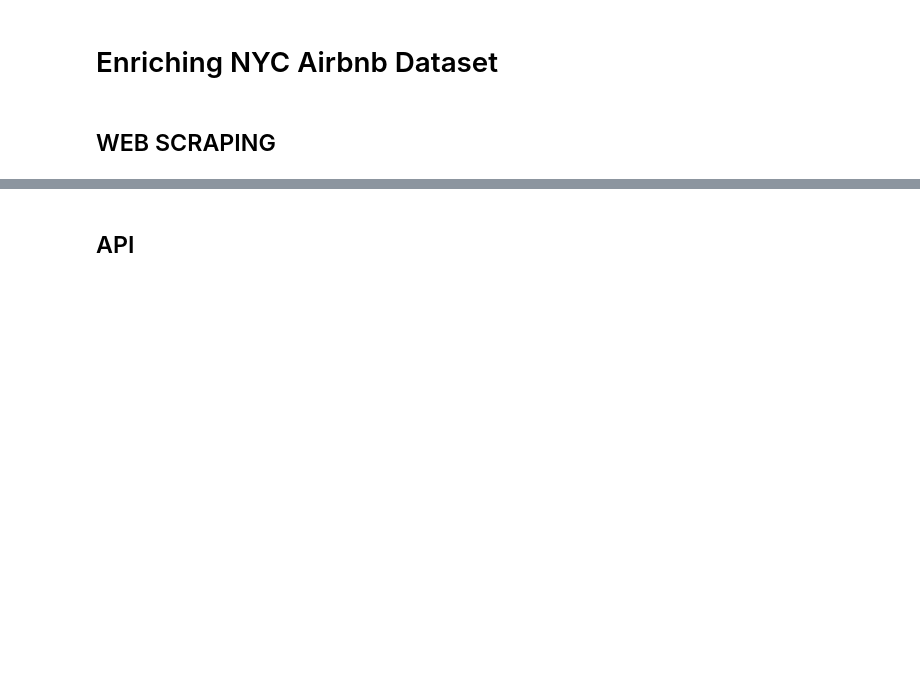
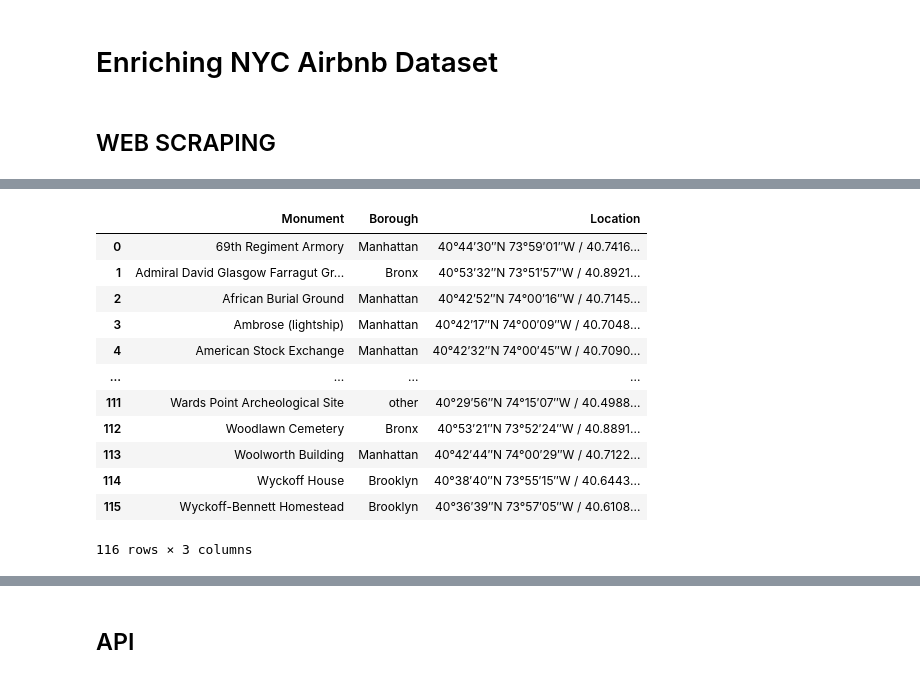
Before and after one commit to Marina-Diez/MARINA-DIEZ--Hey-I-am-a-data-analyst--, a Jupyter notebook: Enriching.ipynb, the cells around one changed output, grey strips where cells are left out. Cells and saved outputs as stored; diff of their text form; code cells hidden in the pictures; blank space fills up the shorter version.

```diff
--- a/Enriching.ipynb
+++ b/Enriching.ipynb
@@ -148,0 +39,2 @@ df_NYmonuments.to_csv("output/df_NYmonuments_scraping.csv", index = False)
+# %%
+monumentos = soup.find_all("table")[0]
@@ -148,0 +66,15 @@ df_NYmonuments.to_csv("output/df_NYmonuments_scraping.csv", index = False)
+# %%
+# Iterate this data. in order to get all values
+mon_barr = []
+for f in monumentos.find_all("tr"):
+    fila = [e for e in f.find_all("td")]
+    if len(fila) > 0:
+        pais = { "Monument" : fila[0].find("a").text.strip(),
+                "Borough": fila[3].text
+
+        }
+
+        mon_barr.append(pais)
+# %%
+data_monument = pd.DataFrame(mon_barr)
+data_monument
@@ -148,0 +95,4 @@ df_NYmonuments.to_csv("output/df_NYmonuments_scraping.csv", index = False)
+# %%
+# Split column to get Borough
+data_monument[['Borough','Location']] = data_monument["Borough"].str.split(" ", 1, expand=True)
+data_monument.head()
@@ -148,0 +127,18 @@ df_NYmonuments.to_csv("output/df_NYmonuments_scraping.csv", index = False)
+# %%
+#Clean Borough in order to get the top 3
+data_monument["Borough"] = data_monument["Borough"].apply(eu.cleaning)
+data_monument
+# %% [output]
+|  | Monument | Borough | Location |
+| 0 | 69th Regiment Armory | Manhattan | 40°44′30″N 73°59′01″W﻿ / ﻿40.7416... |
+| 1 | Admiral David Glasgow Farragut Gr... | Bronx | 40°53′32″N 73°51′57″W﻿ / ﻿40.8921... |
+| 2 | African Burial Ground | Manhattan | 40°42′52″N 74°00′16″W﻿ / ﻿40.7145... |
+| 3 | Ambrose (lightship) | Manhattan | 40°42′17″N 74°00′09″W﻿ / ﻿40.7048... |
+| 4 | American Stock Exchange | Manhattan | 40°42′32″N 74°00′45″W﻿ / ﻿40.7090... |
+| ... | ... | ... | ... |
+| 111 | Wards Point Archeological Site | other | 40°29′56″N 74°15′07″W﻿ / ﻿40.4988... |
+| 112 | Woodlawn Cemetery | Bronx | 40°53′21″N 73°52′24″W﻿ / ﻿40.8891... |
+| 113 | Woolworth Building | Manhattan | 40°42′44″N 74°00′29″W﻿ / ﻿40.7122... |
+| 114 | Wyckoff House | Brooklyn | 40°38′40″N 73°55′15″W﻿ / ﻿40.6443... |
+| 115 | Wyckoff-Bennett Homestead | Brooklyn | 40°36′39″N 73°57′05″W﻿ / ﻿40.6108... |
+116 rows × 3 columns
```
Also changed, not shown: parts of 47 cells of this notebook, 15 other files.
